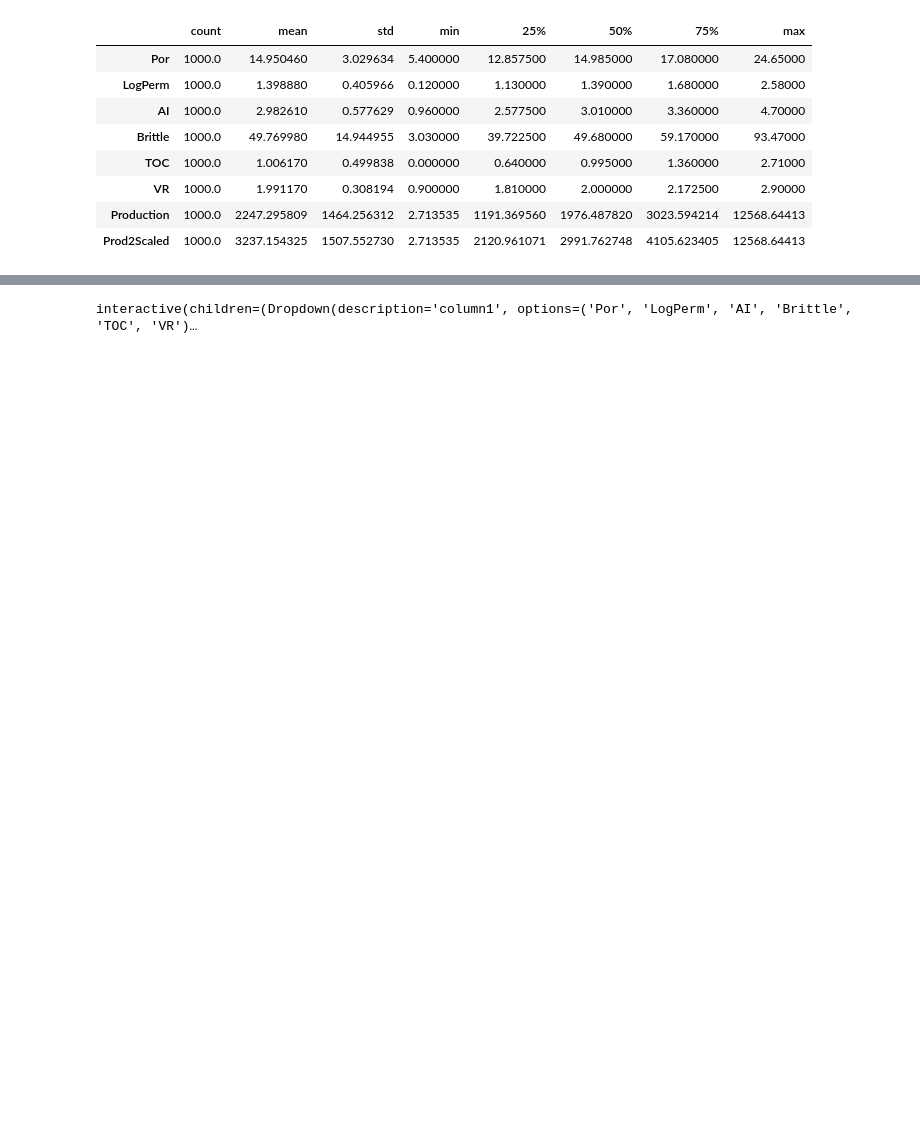
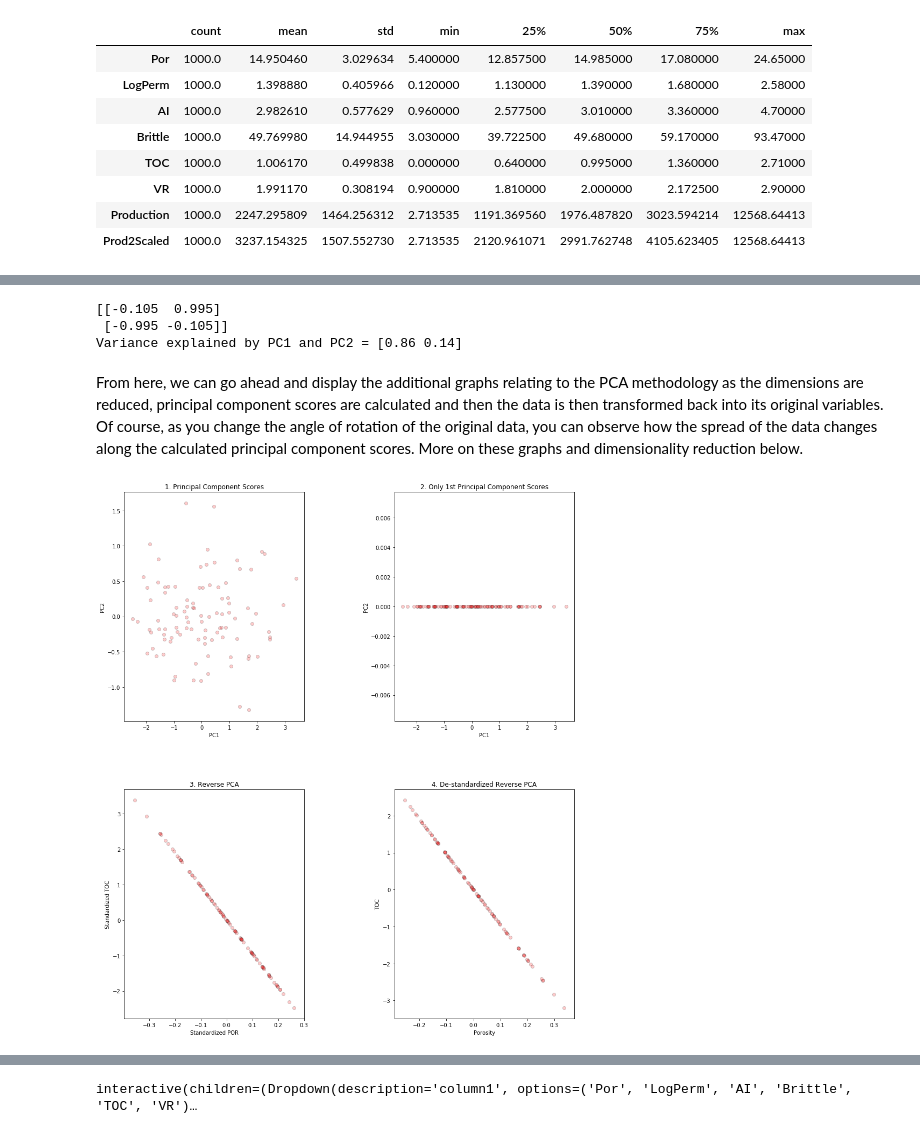
Before and after one commit to arhamjunaid8/PCA, a Jupyter notebook: Interactive PCA.ipynb, the cells around one changed output, grey strips where cells are left out. Saved outputs shown, nothing was run; the diff lists cells and outputs as text; code cells hidden in the pictures; blank space fills up the shorter version.

```diff
--- a/Interactive PCA.ipynb
+++ b/Interactive PCA.ipynb
@@ -73,0 +149,8 @@ from sklearn.preprocessing import StandardScaler
+# %%
+my_data_por_perm = df[["Por","TOC"]]                # extract just por and TOC, 100 samples
+my_data_por_perm =my_data_por_perm.iloc[0:100]
+features = ['Por','TOC']
+x = my_data_por_perm.loc[:,features].values
+s = StandardScaler()
+s.fit(x)
+x = s.transform(x)                                  # standardize the data features to mean = 0, var = 1.0
@@ -73,0 +182,61 @@ from sklearn.preprocessing import StandardScaler
+# %%
+df2 = pd.DataFrame({'x':xdata, 'y':ydata})
+data = df2.values
+# %%
+n_components = 2
+pca = PCA(n_components=n_components)
+pca.fit(data)
+print(np.round(pca.components_,3))
+print('Variance explained by PC1 and PC2 =', np.round(pca.explained_variance_ratio_,3))
+# %% [output]
+[[-0.105  0.995]
+ [-0.995 -0.105]]
+Variance explained by PC1 and PC2 = [0.86 0.14]
+# %% [markdown]
+From here, we can go ahead and display the additional graphs relating to the PCA methodology as the dimensions are reduced, principal component scores are calculated and then the data is then transformed back into its original variables. Of course, as you change the angle of rotation of the original data, you can observe how the spread of the data changes along the calculated principal component scores. More on these graphs and dimensionality reduction below.
+# %%
+f, ( (ax203, ax204), (ax205, ax206)) = plt.subplots(2, 2,figsize=(15,18))
+f.subplots_adjust(wspace=0.5,hspace = 0.3)
+
+# ax201.scatter(my_data_por_perm[column1],my_data_por_perm[column2],s=None, c="red", marker=None, cmap=None, norm=None, vmin=None, vmax=None, alpha=0.2, linewidths=1.0, verts=None, edgecolors="black")
+# ax201.set_title('1. '+column2+' vs. '+column1);
+# ax201.set_xlabel(column1); ax201.set_ylabel(column2)
+mu = np.mean(x, axis=0)
+sd = np.std(x, axis=0)
+x_stand = StandardScaler().fit_transform(data)                     # standardize the data features to mean = 0, var = 1.0
+
+# ax202.scatter(x[:,0],x[:,1], s=None, c="red", marker=None, cmap=None, norm=None, vmin=None, vmax=None, alpha=0.2, linewidths=1.0, verts=None, edgecolors="black")
+# ax202.set_title('2. Standardized '+column2+' vs. '+column1); ax202.set_xlabel('Standardized '+column1); ax202.set_ylabel('Standardized '+column2)
+nComp = 1
+
+n_components = 2                                                   # build principal component model with 2 components
+pca = PCA(n_components=n_components)
+pca.fit(data)
+
+x_trans = pca.transform(data)                                      # calculate principal component scores
+ax203.scatter(x_trans[:,0],x_trans[:,1],s=None, c="red", marker=None, cmap=None, norm=None, vmin=None, vmax=None, alpha=0.2, linewidths=1.0, verts=None, edgecolors="black")
+ax203.set_title('1. Principal Component Scores'); ax203.set_xlabel('PC1'); ax203.set_ylabel('PC2')
+xtrans2 = x_trans.copy()
+x_trans[:,1] = 0.0                                                 # zero / remove the 2nd principal component
+
+ax204.scatter(x_trans[:,0],x_trans[:,1],s=None, c="red", marker=None, cmap=None, norm=None, vmin=None, vmax=None, alpha=0.2, linewidths=1.0, verts=None, edgecolors="black")
+ax204.set_title('2. Only 1st Principal Component Scores'); ax204.set_xlabel('PC1'); ax204.set_ylabel('PC2')
+xtrans2[:,0] = 0
+
+xhat = pca.inverse_transform(x_trans)                             # reverse the principal component scores to standardized values
+ax205.scatter(xhat[:,0],xhat[:,1],s=None, c="red", marker=None, cmap=None, norm=None, vmin=None, vmax=None, alpha=0.2, linewidths=1.0, verts=None, edgecolors="black")
+ax205.set_title('3. Reverse PCA');
+ax205.set_xlabel('Standardized POR'); ax205.set_ylabel('Standardized TOC')
+
+xhat = np.dot(pca.inverse_transform(data)[:,:nComp], pca.components_[:nComp,:])
+xhat = sd*xhat + mu                                                # remove the standardization
+
+
+ax206.scatter(xhat[:,0],xhat[:,1],s=None, c="red", marker=None, cmap=None, norm=None, vmin=None, vmax=None, alpha=0.2, linewidths=1.0, verts=None, edgecolors="black")
+ax206.set_title('4. De-standardized Reverse PCA');
+ax206.set_xlabel('Porosity'); ax206.set_ylabel('TOC')
+
+
+plt.show()
+# %% [output]
+[figure, added]
```
Also changed, not shown: parts of 29 cells of this notebook.
